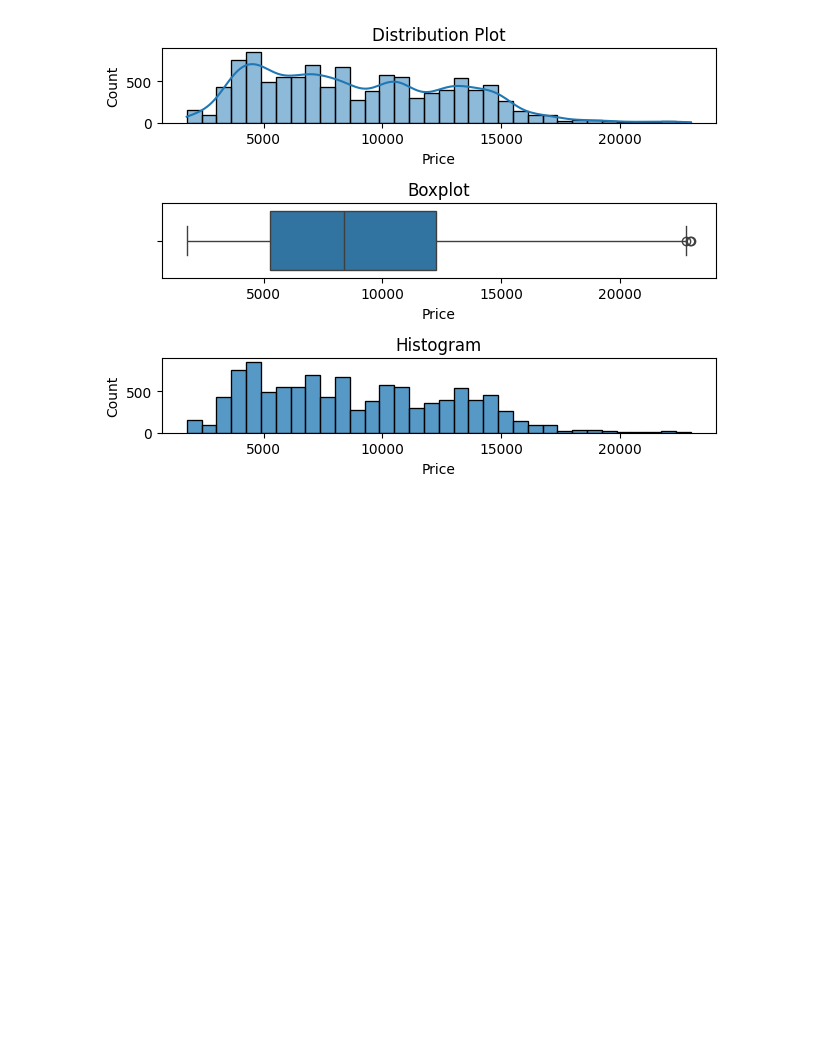
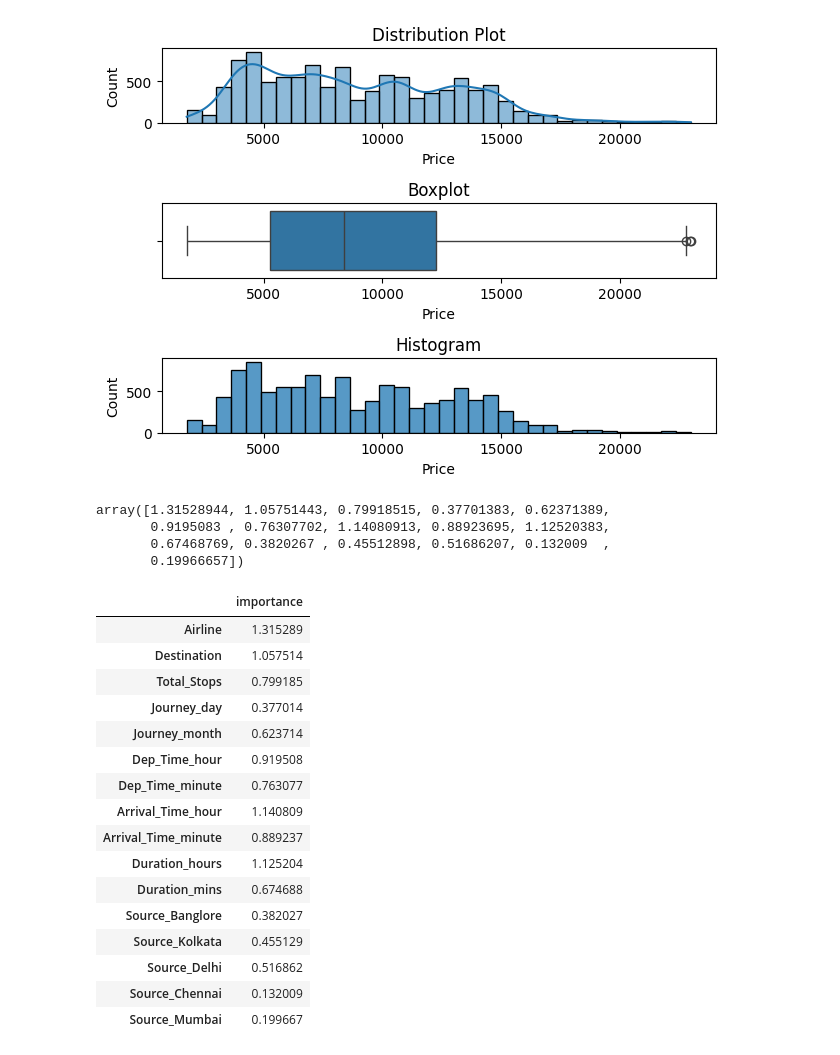
Before and after one commit to VelvetDragon/Flight-Ticket-Price-Prediction-Using-ML, a Jupyter notebook: Airline Tickets Price Prediction.ipynb, the cells around one changed output. Drawn from its saved outputs; the diff is of its cells as text; code cells hidden in the pictures; blank space fills up the shorter version.

```diff
--- a/Airline Tickets Price Prediction.ipynb
+++ b/Airline Tickets Price Prediction.ipynb
@@ -566,3 +566,6 @@ data['Price'] = np.where(data["Price"].isin(outliers), data['Price'].median(), d
 plot(data, "Price")
 # %% [output]
 [figure]
+# %%
+X = data.drop(["Price"], axis = 1)
+y = data["Price"]
@@ -568,0 +574,33 @@ plot(data, "Price")
+# %%
+imp = mutual_info_regression(X , y)
+# %%
+imp
+# %% [output]
+array([1.31528944, 1.05751443, 0.79918515, 0.37701383, 0.62371389,
+       0.9195083 , 0.76307702, 1.14080913, 0.88923695, 1.12520383,
+       0.67468769, 0.3820267 , 0.45512898, 0.51686207, 0.132009  ,
+       0.19966657])
+# %%
+imp_df = pd.DataFrame(imp, index=X.columns)
+# %%
+imp_df.columns = ['importance']
+# %%
+imp_df
+# %% [output]
+|  | importance |
+| Airline | 1.315289 |
+| Destination | 1.057514 |
+| Total_Stops | 0.799185 |
+| Journey_day | 0.377014 |
+| Journey_month | 0.623714 |
+| Dep_Time_hour | 0.919508 |
+| Dep_Time_minute | 0.763077 |
+| Arrival_Time_hour | 1.140809 |
+| Arrival_Time_minute | 0.889237 |
+| Duration_hours | 1.125204 |
+| Duration_mins | 0.674688 |
+| Source_Banglore | 0.382027 |
+| Source_Kolkata | 0.455129 |
+| Source_Delhi | 0.516862 |
+| Source_Chennai | 0.132009 |
+| Source_Mumbai | 0.199667 |
```
Also changed, not shown: parts of 20 cells of this notebook, 1 other file.
